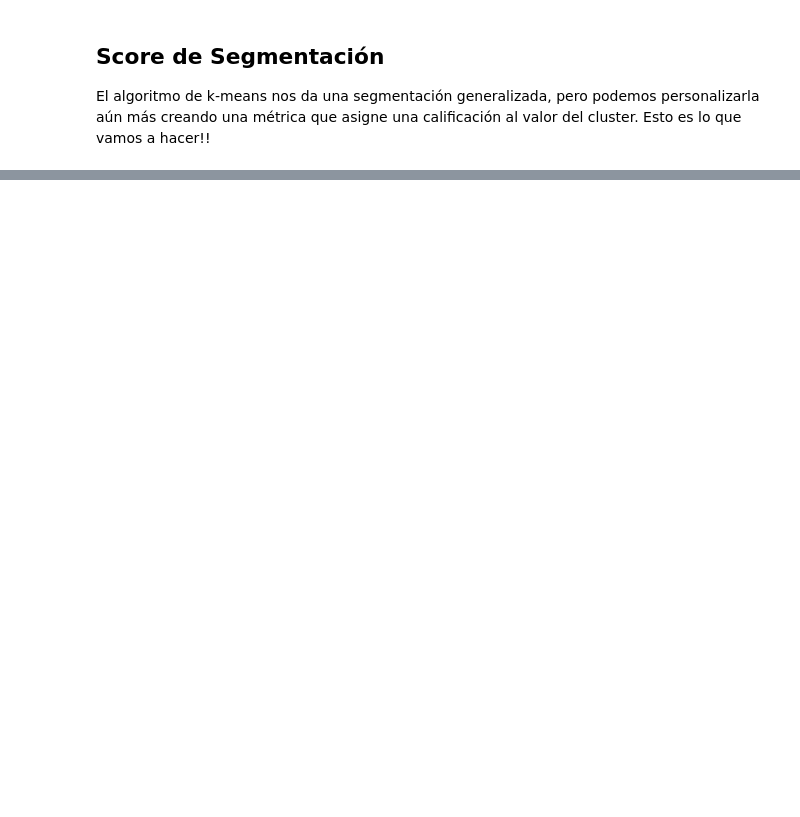
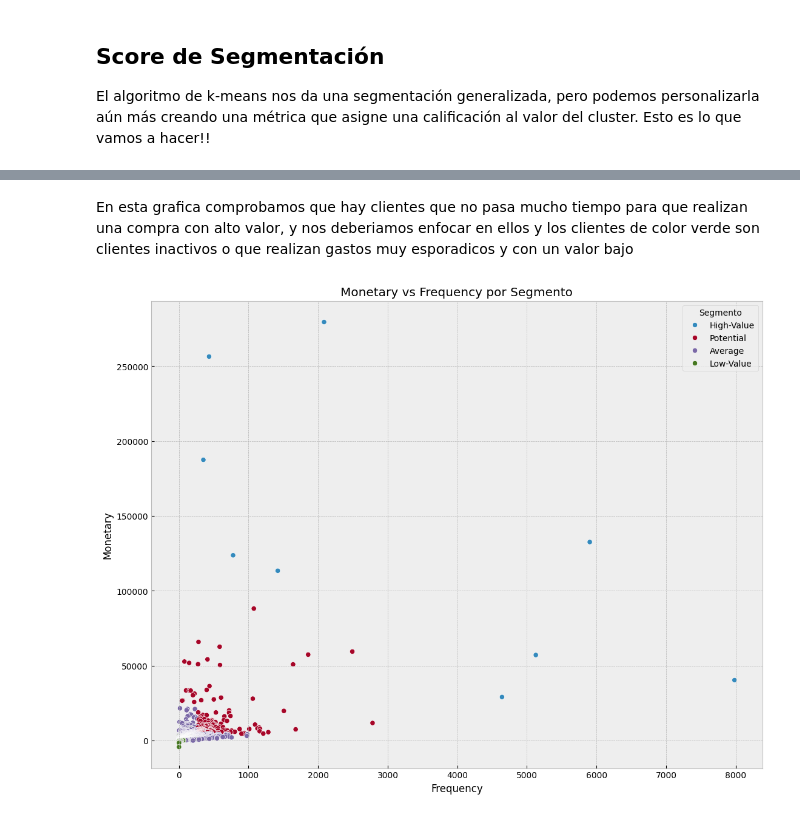
Before and after one commit to Benmaza/Benmaza, a Jupyter notebook: EBAC/Avance Proyecto/parte III/M30 Aprendizaje no Supervisado.ipynb, the cells around one changed output, grey strips where cells are left out. Saved outputs shown, nothing was run; the diff lists cells and outputs as text; code cells hidden in the pictures; blank space fills up the shorter version.

```diff
--- a/EBAC/Avance Proyecto/parte III/M30 Aprendizaje no Supervisado.ipynb
+++ b/EBAC/Avance Proyecto/parte III/M30 Aprendizaje no Supervisado.ipynb
@@ -378,0 +445,13 @@ ____
+# %% [markdown]
+En esta grafica comprobamos que hay clientes que no pasa mucho tiempo para que realizan una compra con alto valor, y nos deberiamos enfocar en ellos y los clientes de color verde son clientes inactivos o que realizan gastos muy esporadicos y con un valor bajo
+# %%
+# Crea un grafico de dispersion de 'MONETARY' vs 'FREQUENCY' por Segmento
+plt.figure(figsize=(13,10))
+sns.scatterplot(data=customer, x='FREQUENCY', y='MONETARY', hue='SEGMENT')
+plt.title('Monetary vs Frequency por Segmento')
+plt.xlabel('Frequency')
+plt.ylabel('Monetary')
+plt.legend(title='Segmento')
+plt.show()
+# %% [output]
+[figure, added]
```
Also changed, not shown: parts of 12 cells of this notebook, 8 other files.
